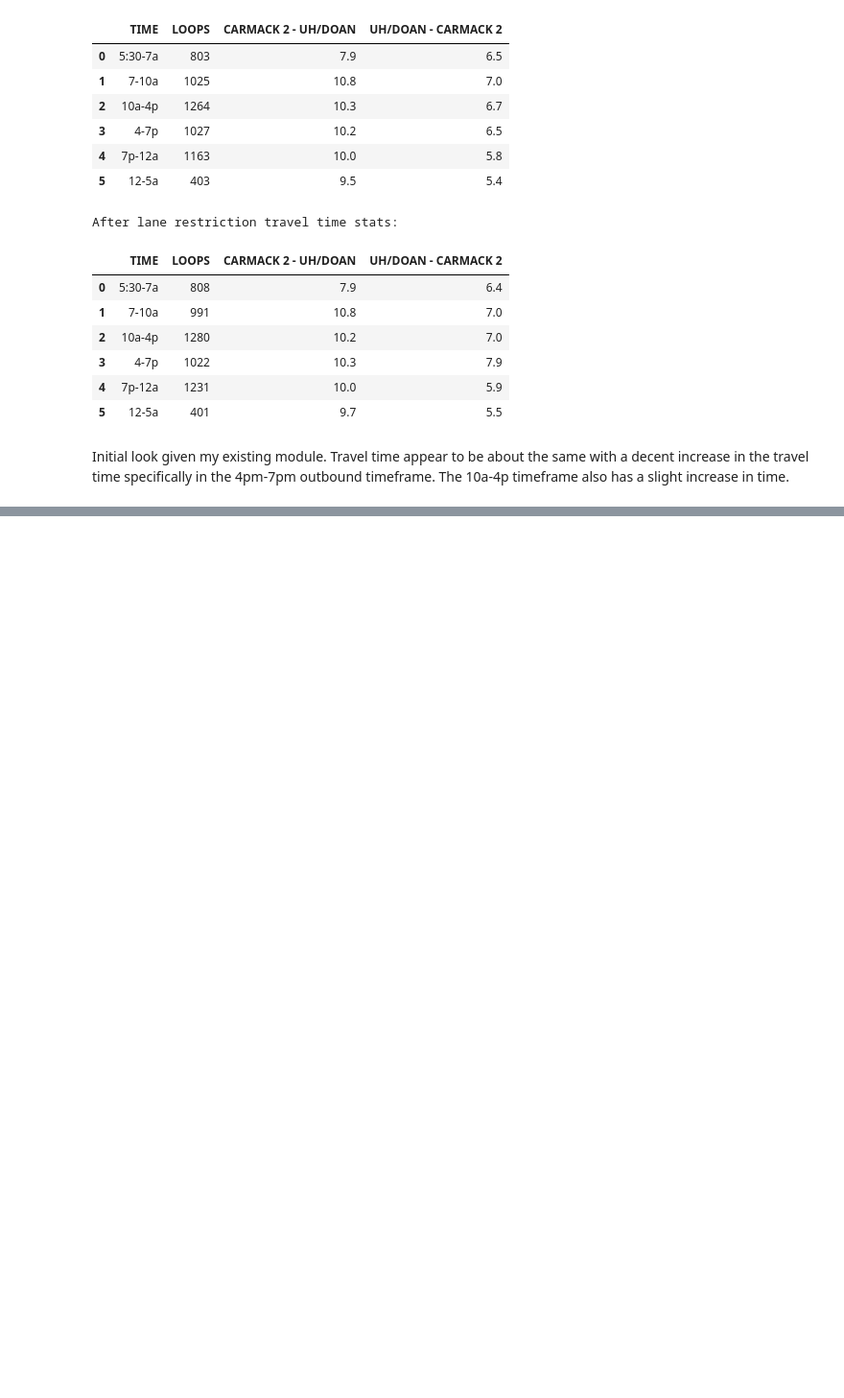
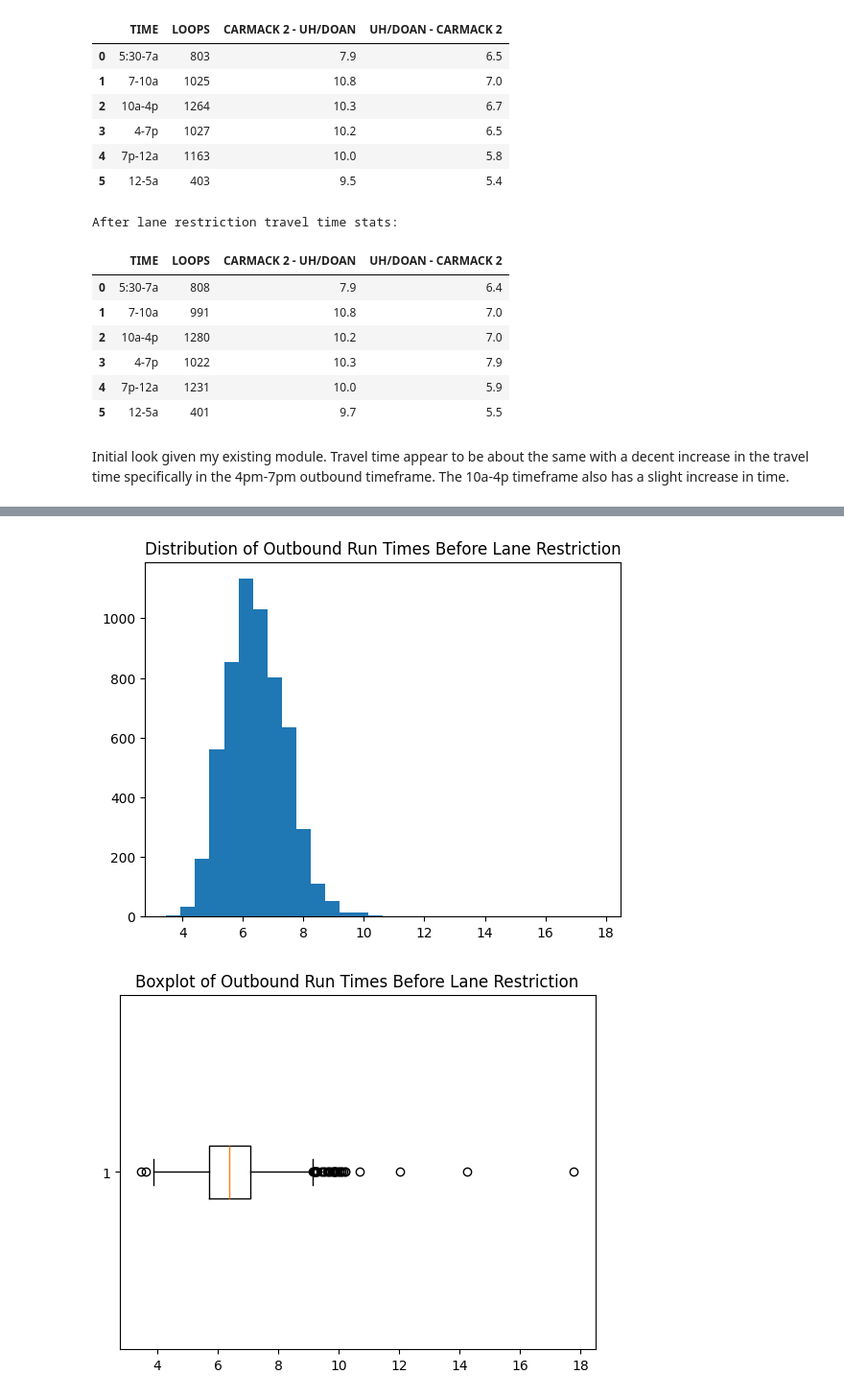
Before and after one commit to morgan1461/WMC-dashboard, a Jupyter notebook: analysis_notebooks/woody_hayes_dr_construction_analysis.ipynb, the cells around one changed output, grey strips where cells are left out. Shown at 96% size. Saved outputs shown, nothing was run; the diff lists cells and outputs as text; code cells hidden in the pictures; blank space fills up the shorter version.

Commit message:
Perform regression analysis to determine a change in travel time after lane restrictions along MC route

```diff
--- a/analysis_notebooks/woody_hayes_dr_construction_analysis.ipynb
+++ b/analysis_notebooks/woody_hayes_dr_construction_analysis.ipynb
@@ -136,0 +223,12 @@ before_df.head()
+# %%
+# determine the level of skew in the outbound run_time data
+plt.hist(before_outbound_df['RUN_TIME'], bins=30)
+plt.title('Distribution of Outbound Run Times Before Lane Restriction')
+plt.show()
+
+plt.boxplot(before_outbound_df['RUN_TIME'], vert=False)
+plt.title('Boxplot of Outbound Run Times Before Lane Restriction')
+plt.show()
+# %% [output]
+[figure, added]
+[figure, added]
```
Also changed, not shown: parts of 13 cells of this notebook.
